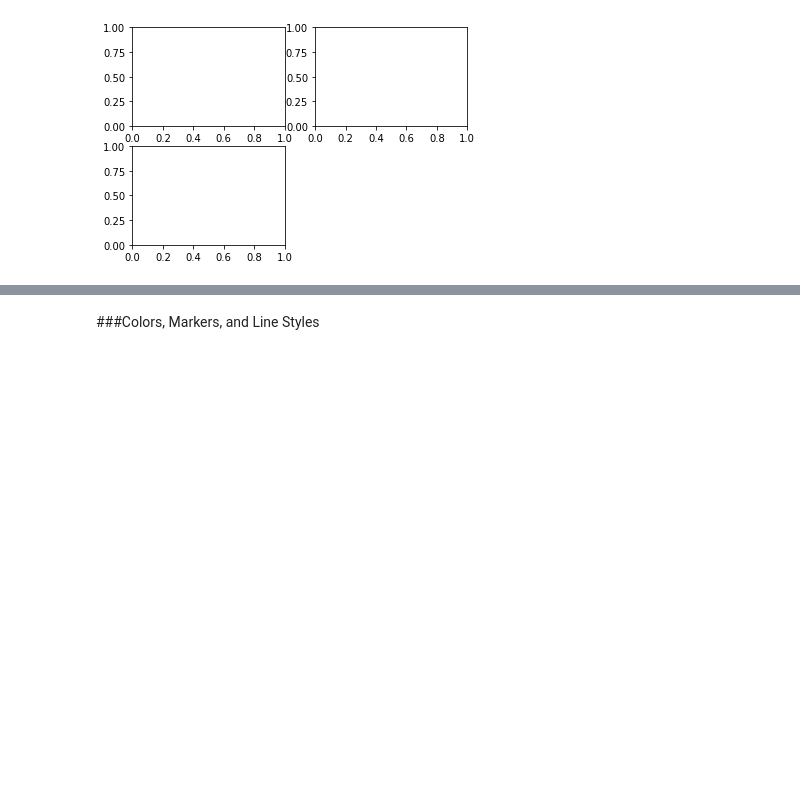
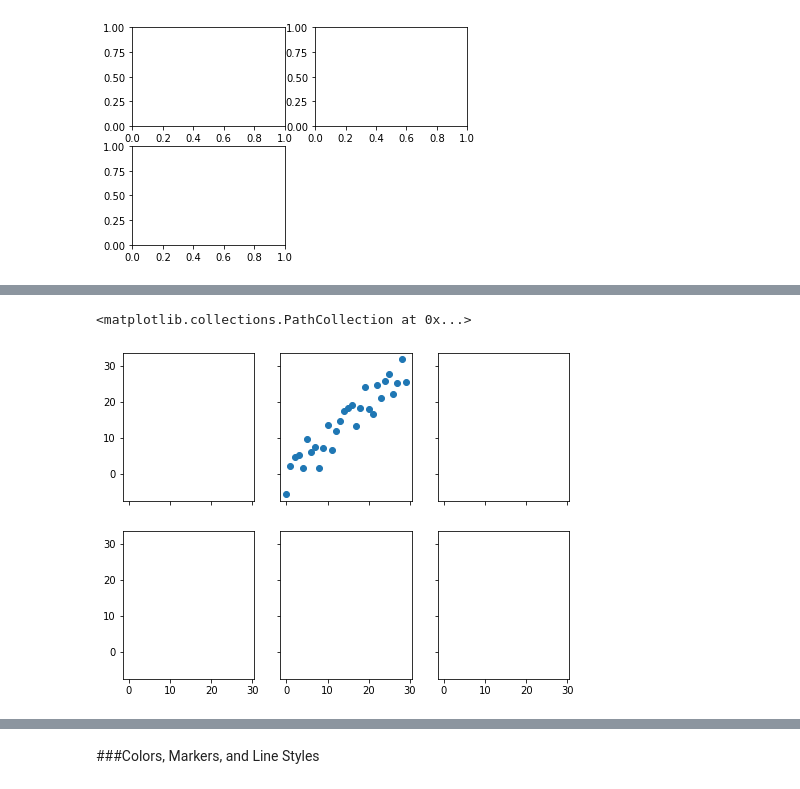
Before and after one commit to HuCui2022/data_python_analysis, a Jupyter notebook: pandas_005_Plotting_and_Visualization.ipynb, the cells around one changed output, grey strips where cells are left out. Drawn from its saved outputs; the diff is of its cells as text; code cells hidden in the pictures; blank space fills up the shorter version.

```diff
--- a/pandas_005_Plotting_and_Visualization.ipynb
+++ b/pandas_005_Plotting_and_Visualization.ipynb
@@ -67,0 +76,12 @@ plt.plot(np.random.randn(50).cumsum(), 'k--') #而这样的，则会默认在最
+# %%
+# 除了创建一个fig = plt.figure() 然后用fig.add_subplot().还有一种更加简单得方法：
+fig,axes = plt.subplots(2,3,sharex=True, sharey=True,figsize=(8,6))
+# axes #存储各个子图，调用这些子图就是在上边画图。
+
+axes[0,1].scatter(np.arange(30),np.arange(30)+3*np.random.randn(30))
+
+# sharex sharey,表示有相同的轴。默认不用。
+# figsize figure对象的大小。
+# %% [output]
+<matplotlib.collections.PathCollection at 0x...>
+[figure, added]
```
Also changed, not shown: parts of 78 cells of this notebook.
